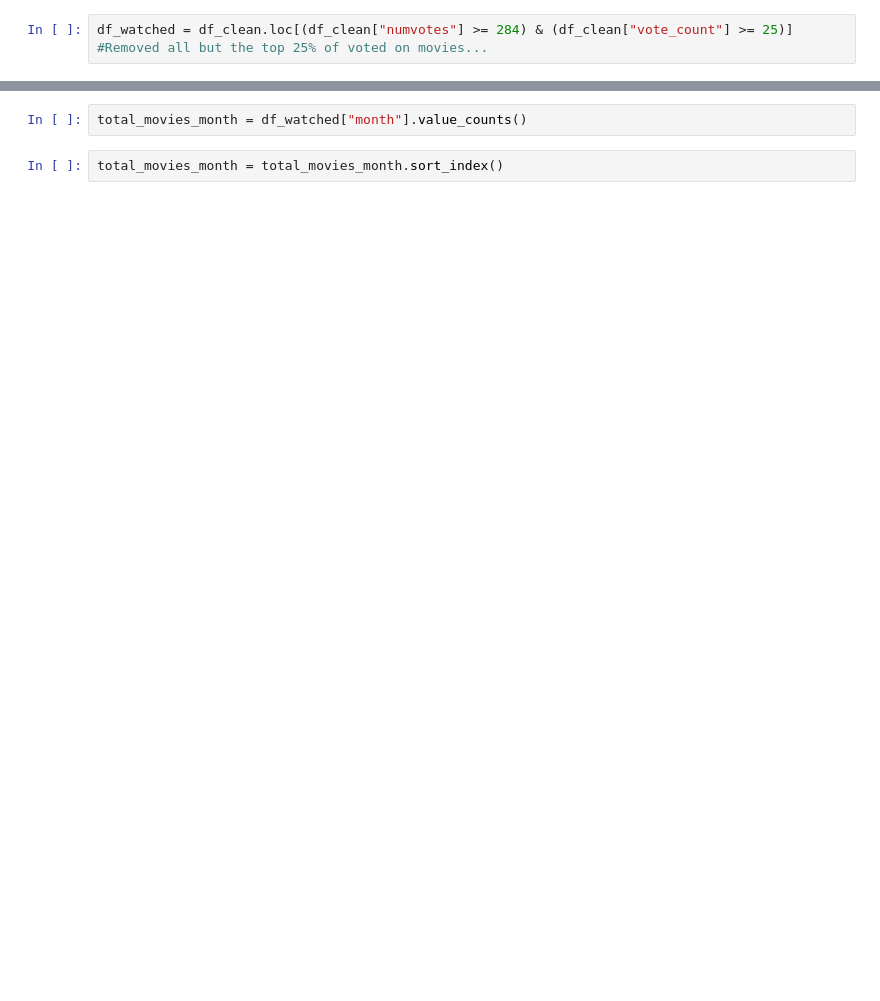
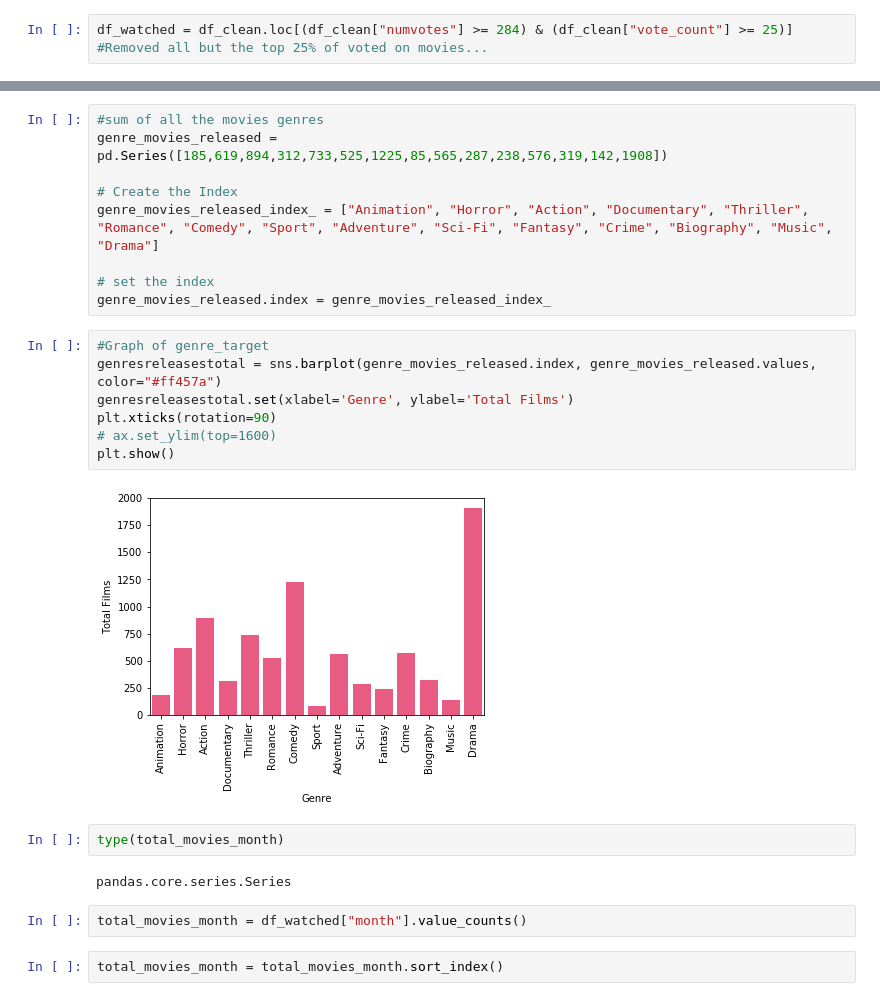
Before and after one commit to anilca-lab/FIS-Mod1-Project, a Jupyter notebook: imported_film_data.ipynb, the cells around one changed output, grey strips where cells are left out. Drawn from its saved outputs; the diff is of its cells as text; blank space fills up the shorter version.

```diff
--- a/imported_film_data.ipynb
+++ b/imported_film_data.ipynb
@@ -155,3 +233,25 @@ df_watched.shape
+# %%
+#sum of all the movies genres
+genre_movies_released = pd.Series([185,619,894,312,733,525,1225,85,565,287,238,576,319,142,1908])
+
+# Create the Index
+genre_movies_released_index_ = ["Animation", "Horror", "Action", "Documentary", "Thriller", "Romance", "Comedy", "Sport", "Adventure", "Sci-Fi", "Fantasy", "Crime", "Biography", "Music", "Drama"]
+
+# set the index
+genre_movies_released.index = genre_movies_released_index_
+# %%
+#Graph of genre_target
+genresreleasestotal = sns.barplot(genre_movies_released.index, genre_movies_released.values, color="#ff457a")
+genresreleasestotal.set(xlabel='Genre', ylabel='Total Films')
+plt.xticks(rotation=90)
+# ax.set_ylim(top=1600)
+plt.show()
+# %% [output]
+[figure, added]
+# %%
+type(total_movies_month)
+# %% [output]
+pandas.core.series.Series
 # %%
 total_movies_month = df_watched["month"].value_counts()
 # %%
```
Also changed, not shown: parts of 21 cells of this notebook.
